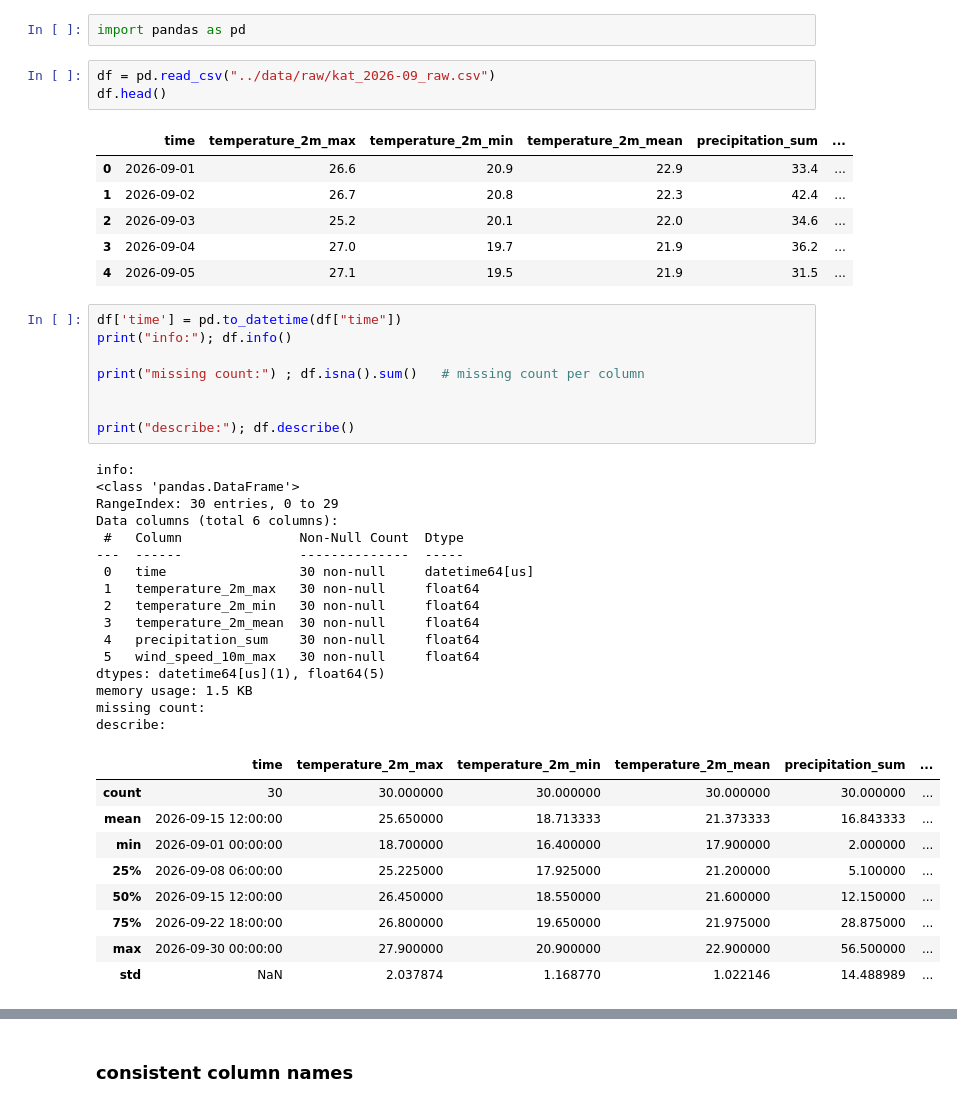
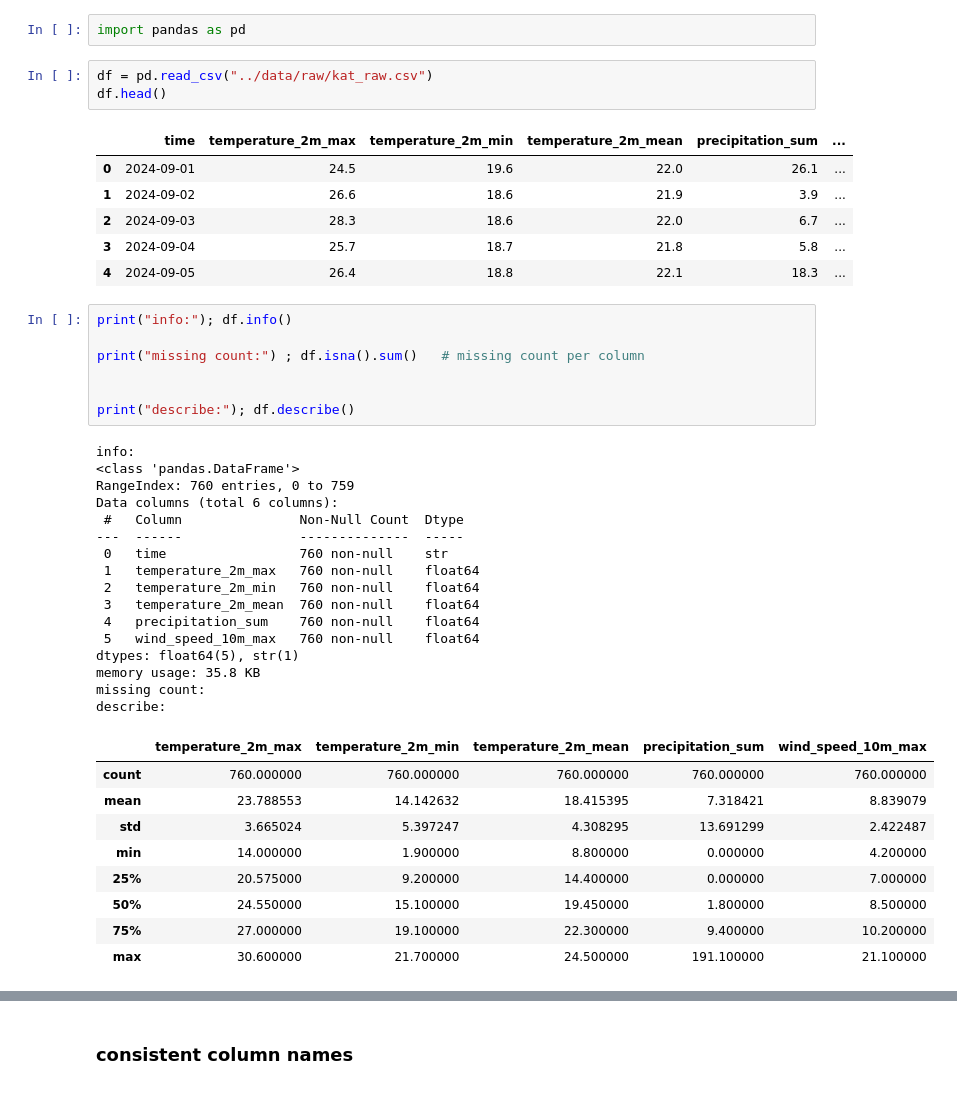
Before and after one commit to 0xAnujjj/nepal-weather-data-pipeline, a Jupyter notebook: notebooks/02_clean.ipynb, the cells around one changed output, grey strips where cells are left out. Saved outputs shown, nothing was run; the diff lists cells and outputs as text.

```diff
--- a/notebooks/02_clean.ipynb
+++ b/notebooks/02_clean.ipynb
@@ -1,49 +1,48 @@
 # %%
 import pandas as pd
 # %%
-df = pd.read_csv("../data/raw/kat_2026-09_raw.csv")
+df = pd.read_csv("../data/raw/kat_raw.csv")
 df.head()
 # %% [output]
 |  | time | temperature_2m_max | temperature_2m_min | temperature_2m_mean | precipitation_sum | ... |
-| 0 | 2026-09-01 | 26.6 | 20.9 | 22.9 | 33.4 | ... |
-| 1 | 2026-09-02 | 26.7 | 20.8 | 22.3 | 42.4 | ... |
-| 2 | 2026-09-03 | 25.2 | 20.1 | 22.0 | 34.6 | ... |
-| 3 | 2026-09-04 | 27.0 | 19.7 | 21.9 | 36.2 | ... |
-| 4 | 2026-09-05 | 27.1 | 19.5 | 21.9 | 31.5 | ... |
+| 0 | 2024-09-01 | 24.5 | 19.6 | 22.0 | 26.1 | ... |
+| 1 | 2024-09-02 | 26.6 | 18.6 | 21.9 | 3.9 | ... |
+| 2 | 2024-09-03 | 28.3 | 18.6 | 22.0 | 6.7 | ... |
+| 3 | 2024-09-04 | 25.7 | 18.7 | 21.8 | 5.8 | ... |
+| 4 | 2024-09-05 | 26.4 | 18.8 | 22.1 | 18.3 | ... |
 # %%
-df['time'] = pd.to_datetime(df["time"])
 print("info:"); df.info()
 
 print("missing count:") ; df.isna().sum()   # missing count per column
 
 
 print("describe:"); df.describe()
 # %% [output]
 info:
 <class 'pandas.DataFrame'>
-RangeIndex: 30 entries, 0 to 29
+RangeIndex: 760 entries, 0 to 759
 Data columns (total 6 columns):
  #   Column               Non-Null Count  Dtype
 ---  ------               --------------  -----
- 0   time                 30 non-null     datetime64[us]
- 1   temperature_2m_max   30 non-null     float64
- 2   temperature_2m_min   30 non-null     float64
- 3   temperature_2m_mean  30 non-null     float64
- 4   precipitation_sum    30 non-null     float64
- 5   wind_speed_10m_max   30 non-null     float64
-dtypes: datetime64[us](1), float64(5)
-memory usage: 1.5 KB
+ 0   time                 760 non-null    str
+ 1   temperature_2m_max   760 non-null    float64
+ 2   temperature_2m_min   760 non-null    float64
+ 3   temperature_2m_mean  760 non-null    float64
+ 4   precipitation_sum    760 non-null    float64
+ 5   wind_speed_10m_max   760 non-null    float64
+dtypes: float64(5), str(1)
+memory usage: 35.8 KB
 missing count:
 describe:
-|  | time | temperature_2m_max | temperature_2m_min | temperature_2m_mean | precipitation_sum | ... |
-| count | 30 | 30.000000 | 30.000000 | 30.000000 | 30.000000 | ... |
-| mean | 2026-09-15 12:00:00 | 25.650000 | 18.713333 | 21.373333 | 16.843333 | ... |
-| min | 2026-09-01 00:00:00 | 18.700000 | 16.400000 | 17.900000 | 2.000000 | ... |
-| 25% | 2026-09-08 06:00:00 | 25.225000 | 17.925000 | 21.200000 | 5.100000 | ... |
-| 50% | 2026-09-15 12:00:00 | 26.450000 | 18.550000 | 21.600000 | 12.150000 | ... |
-| 75% | 2026-09-22 18:00:00 | 26.800000 | 19.650000 | 21.975000 | 28.875000 | ... |
-| max | 2026-09-30 00:00:00 | 27.900000 | 20.900000 | 22.900000 | 56.500000 | ... |
-| std | NaN | 2.037874 | 1.168770 | 1.022146 | 14.488989 | ... |
+|  | temperature_2m_max | temperature_2m_min | temperature_2m_mean | precipitation_sum | wind_speed_10m_max |
+| count | 760.000000 | 760.000000 | 760.000000 | 760.000000 | 760.000000 |
+| mean | 23.788553 | 14.142632 | 18.415395 | 7.318421 | 8.839079 |
+| std | 3.665024 | 5.397247 | 4.308295 | 13.691299 | 2.422487 |
+| min | 14.000000 | 1.900000 | 8.800000 | 0.000000 | 4.200000 |
+| 25% | 20.575000 | 9.200000 | 14.400000 | 0.000000 | 7.000000 |
+| 50% | 24.550000 | 15.100000 | 19.450000 | 1.800000 | 8.500000 |
+| 75% | 27.000000 | 19.100000 | 22.300000 | 9.400000 | 10.200000 |
+| max | 30.600000 | 21.700000 | 24.500000 | 191.100000 | 21.100000 |
 # %%
 (df["temperature_2m_min"] > df["temperature_2m_max"]).sum()   # should be 0
 
```
Also changed, not shown: parts of 2 cells of this notebook, 9 other files.
